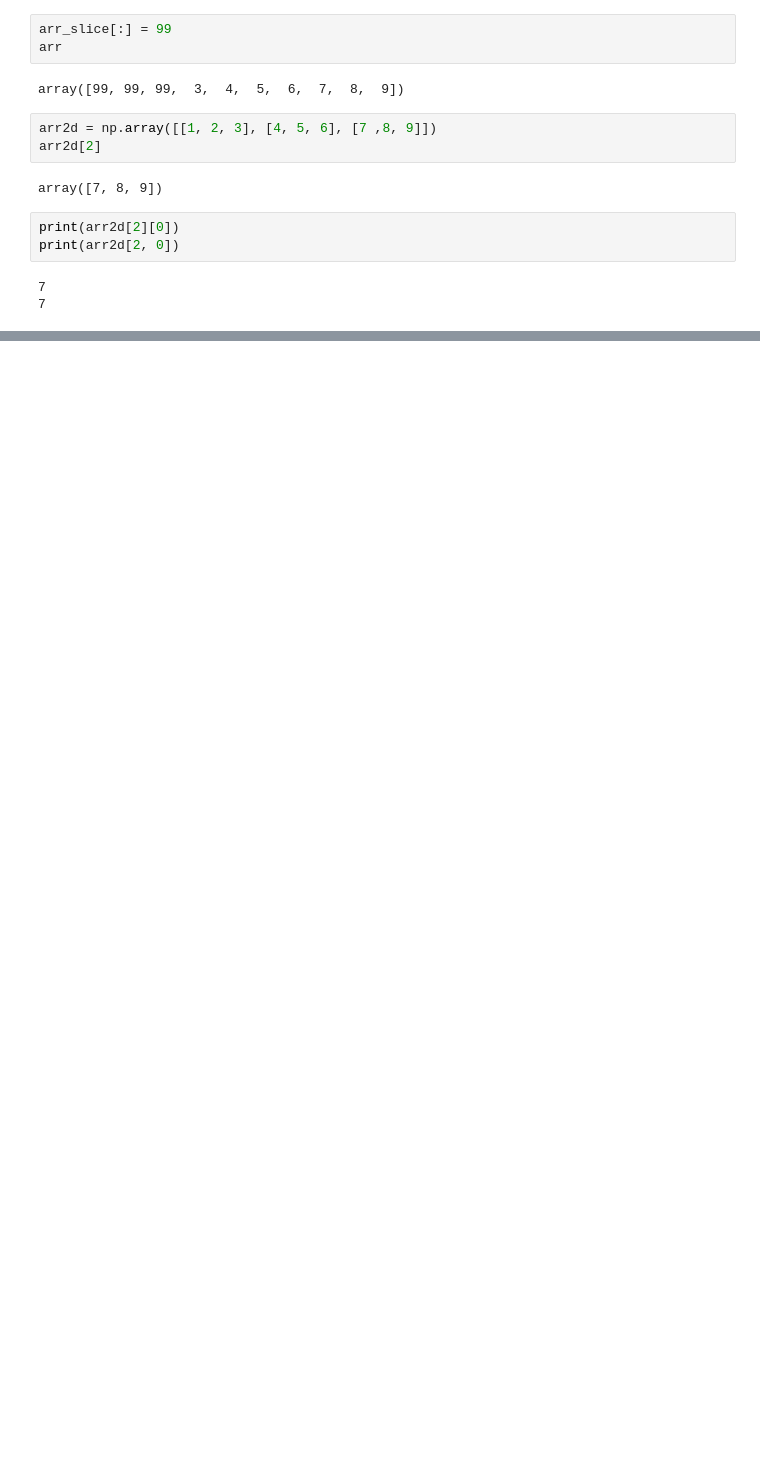
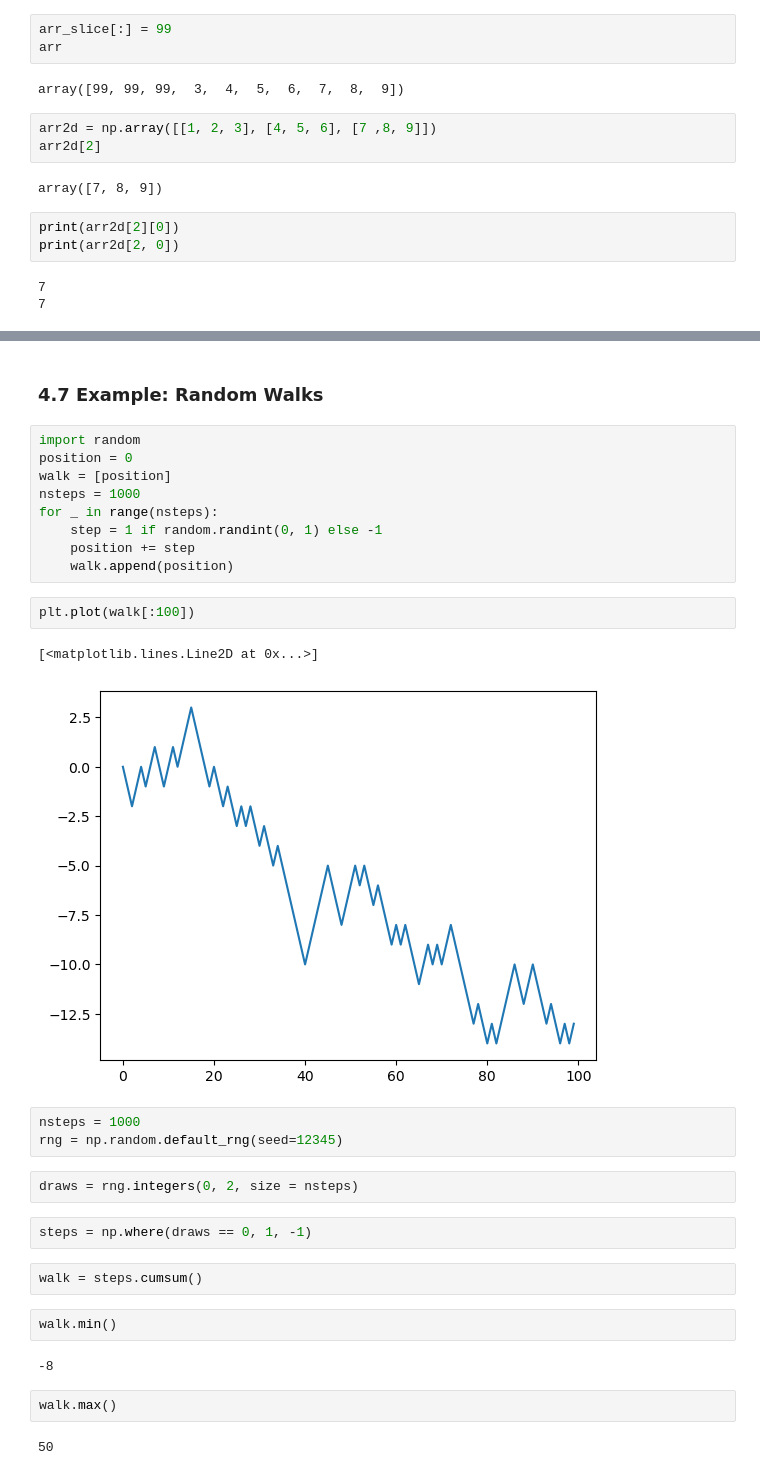
Before and after one commit to yaslitasomer/Python-for-Data-Analysis-Workbook, a Jupyter notebook: notebooks/chapter04_numpy.ipynb, the cells around one changed output, grey strips where cells are left out. Drawn from its saved outputs; the diff is of its cells as text; blank space fills up the shorter version.

```diff
--- a/notebooks/chapter04_numpy.ipynb
+++ b/notebooks/chapter04_numpy.ipynb
@@ -174,0 +764,33 @@ print(arr2d[2, 0])
+# %% [markdown]
+### 4.7 Example: Random Walks
+# %%
+import random
+position = 0
+walk = [position]
+nsteps = 1000
+for _ in range(nsteps):
+    step = 1 if random.randint(0, 1) else -1
+    position += step
+    walk.append(position)
+# %%
+plt.plot(walk[:100])
+# %% [output]
+[<matplotlib.lines.Line2D at 0x...>]
+[figure, added]
+# %%
+nsteps = 1000
+rng = np.random.default_rng(seed=12345)
+# %%
+draws = rng.integers(0, 2, size = nsteps)
+# %%
+steps = np.where(draws == 0, 1, -1)
+# %%
+walk = steps.cumsum()
+# %%
+walk.min()
+# %% [output]
+-8
+# %%
+walk.max()
+# %% [output]
+50
```
Also changed, not shown: parts of 105 cells of this notebook, 2 other files.
